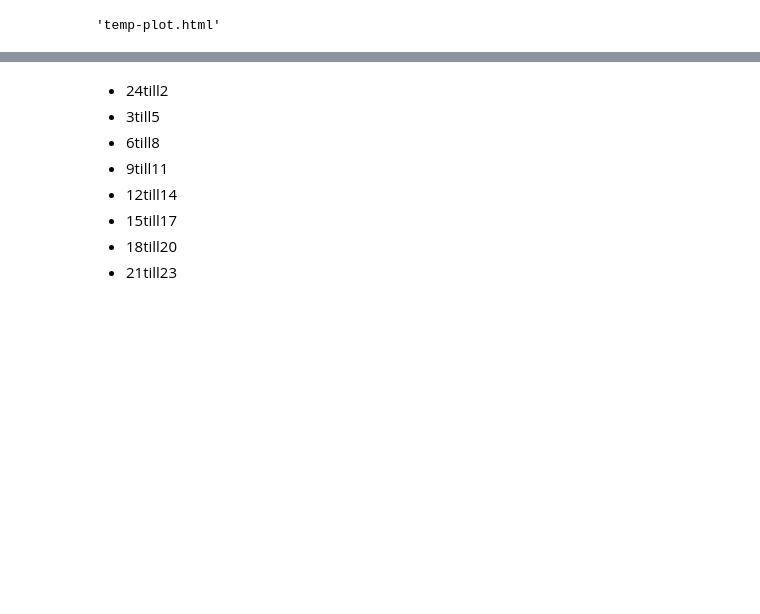
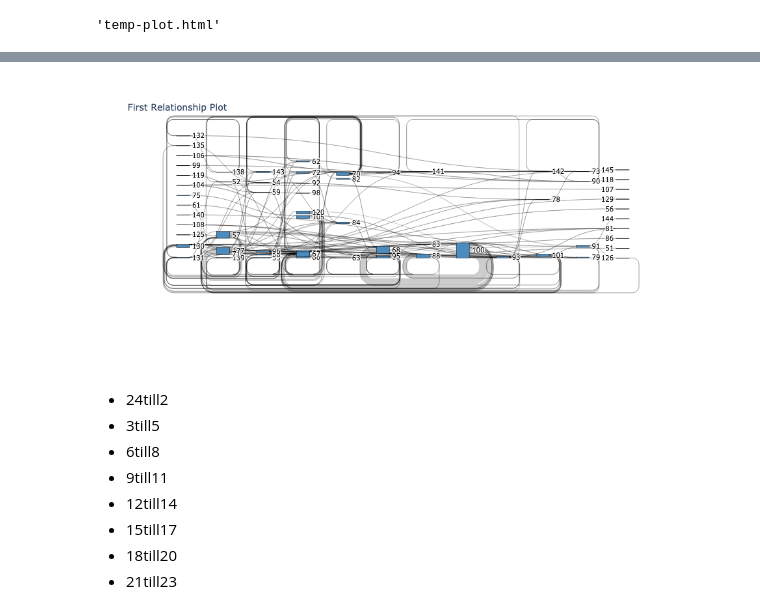
Before and after one commit to TrellixVulnTeam/IoT_ResearchProject_LEL4, a Jupyter notebook: 10. S1b SubAct Interaction Processing.ipynb, the cells around one changed output, grey strips where cells are left out. Drawn from its saved outputs; the diff is of its cells as text; code cells hidden in the pictures; blank space fills up the shorter version.

Commit message:
Added plotly for offline (HTML and PDF)

```diff
--- a/10. S1b SubAct Interaction Processing.ipynb
+++ b/10. S1b SubAct Interaction Processing.ipynb
@@ -272,3 +272,9 @@ go.Figure(fig)
 plotly.offline.plot(fig, validate=False)
 # %% [output]
 'temp-plot.html'
+# %%
+import plotly.offline as py
+import plotly.graph_objs as go
+fig = genSankey(ds_1n_25s, cat_cols=['EventA', 'EventB'], value_cols='Delta', title='First Relationship Plot')
+py.iplot(go.Figure(fig))
+# %% [output]
@@ -274,0 +282 @@ plotly.offline.plot(fig, validate=False)
+[figure, added]
```
Also changed, not shown: parts of 5 cells of this notebook, 1 other file.
